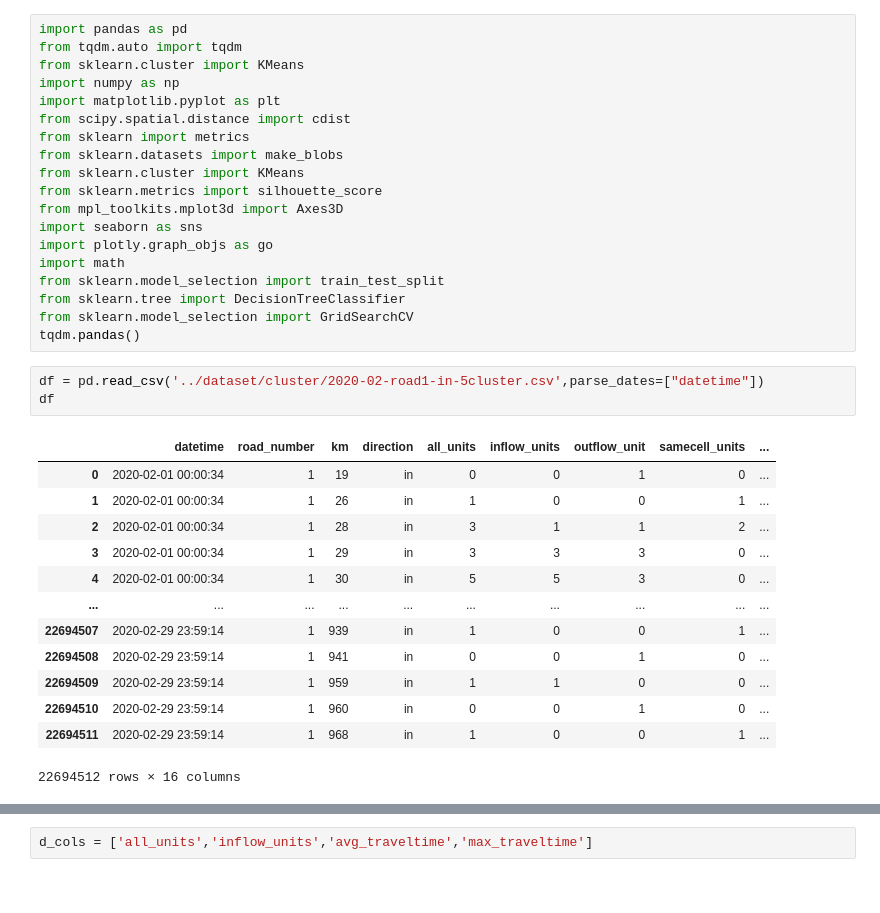
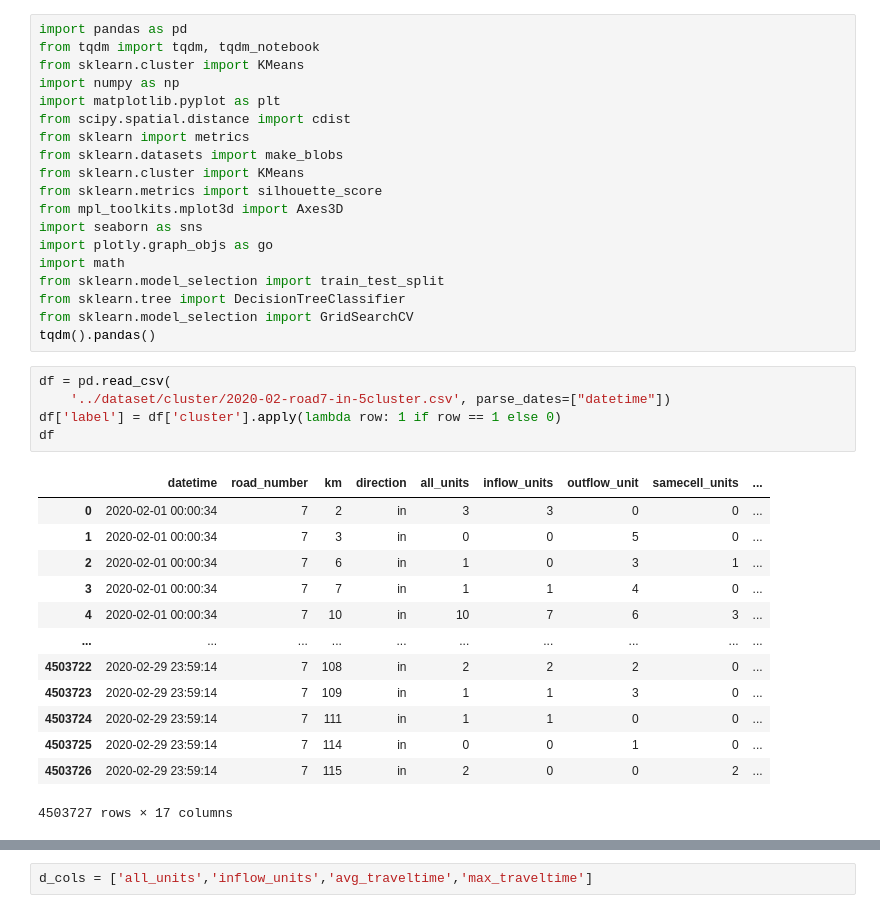
Before and after one commit to Traffic-anomaly-detection/traffic-anomaly-detection, a Jupyter notebook: Models/k-means-model.ipynb, the cells around one changed output, grey strips where cells are left out. Saved outputs shown, nothing was run; the diff lists cells and outputs as text.

```diff
--- a/Models/k-means-model.ipynb
+++ b/Models/k-means-model.ipynb
@@ -1,6 +1,6 @@
 # %%
 import pandas as pd
-from tqdm.auto import tqdm
+from tqdm import tqdm, tqdm_notebook
 from sklearn.cluster import KMeans
 import numpy as np
 import matplotlib.pyplot as plt
@@ -16,21 +16,23 @@ import math
 from sklearn.model_selection import train_test_split
 from sklearn.tree import DecisionTreeClassifier
 from sklearn.model_selection import GridSearchCV
-tqdm.pandas()
+tqdm().pandas()
 # %%
-df = pd.read_csv('../dataset/cluster/2020-02-road1-in-5cluster.csv',parse_dates=["datetime"])
+df = pd.read_csv(
+    '../dataset/cluster/2020-02-road7-in-5cluster.csv', parse_dates=["datetime"])
+df['label'] = df['cluster'].apply(lambda row: 1 if row == 1 else 0)
 df
 # %% [output]
 |  | datetime | road_number | km | direction | all_units | inflow_units | outflow_unit | samecell_units | ... |
-| 0 | 2020-02-01 00:00:34 | 1 | 19 | in | 0 | 0 | 1 | 0 | ... |
-| 1 | 2020-02-01 00:00:34 | 1 | 26 | in | 1 | 0 | 0 | 1 | ... |
-| 2 | 2020-02-01 00:00:34 | 1 | 28 | in | 3 | 1 | 1 | 2 | ... |
-| 3 | 2020-02-01 00:00:34 | 1 | 29 | in | 3 | 3 | 3 | 0 | ... |
-| 4 | 2020-02-01 00:00:34 | 1 | 30 | in | 5 | 5 | 3 | 0 | ... |
+| 0 | 2020-02-01 00:00:34 | 7 | 2 | in | 3 | 3 | 0 | 0 | ... |
+| 1 | 2020-02-01 00:00:34 | 7 | 3 | in | 0 | 0 | 5 | 0 | ... |
+| 2 | 2020-02-01 00:00:34 | 7 | 6 | in | 1 | 0 | 3 | 1 | ... |
+| 3 | 2020-02-01 00:00:34 | 7 | 7 | in | 1 | 1 | 4 | 0 | ... |
+| 4 | 2020-02-01 00:00:34 | 7 | 10 | in | 10 | 7 | 6 | 3 | ... |
 | ... | ... | ... | ... | ... | ... | ... | ... | ... | ... |
-| 22694507 | 2020-02-29 23:59:14 | 1 | 939 | in | 1 | 0 | 0 | 1 | ... |
-| 22694508 | 2020-02-29 23:59:14 | 1 | 941 | in | 0 | 0 | 1 | 0 | ... |
-| 22694509 | 2020-02-29 23:59:14 | 1 | 959 | in | 1 | 1 | 0 | 0 | ... |
-| 22694510 | 2020-02-29 23:59:14 | 1 | 960 | in | 0 | 0 | 1 | 0 | ... |
-| 22694511 | 2020-02-29 23:59:14 | 1 | 968 | in | 1 | 0 | 0 | 1 | ... |
+| 4503722 | 2020-02-29 23:59:14 | 7 | 108 | in | 2 | 2 | 2 | 0 | ... |
+| 4503723 | 2020-02-29 23:59:14 | 7 | 109 | in | 1 | 1 | 3 | 0 | ... |
+| 4503724 | 2020-02-29 23:59:14 | 7 | 111 | in | 1 | 1 | 0 | 0 | ... |
+| 4503725 | 2020-02-29 23:59:14 | 7 | 114 | in | 0 | 0 | 1 | 0 | ... |
+| 4503726 | 2020-02-29 23:59:14 | 7 | 115 | in | 2 | 0 | 0 | 2 | ... |
-22694512 rows × 16 columns
+4503727 rows × 17 columns
```
Also changed, not shown: parts of 6 cells of this notebook, 2 other files.
